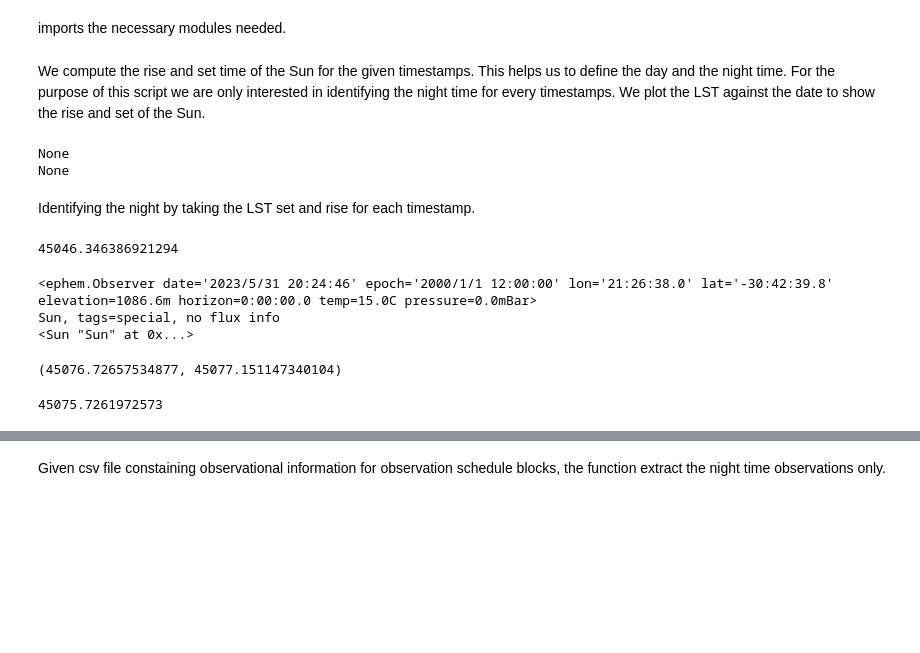
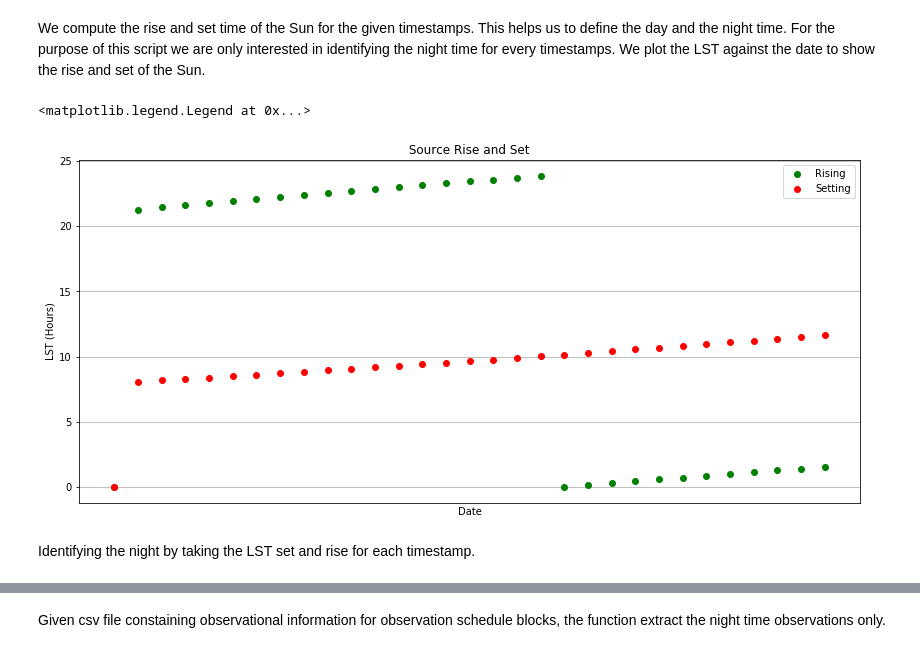
Before and after one commit to tumelomangena/sarao, a Jupyter notebook: Scheduling_tools/night_time_obs_check.ipynb, the cells around one changed output, grey strips where cells are left out. Cells and saved outputs as stored; diff of their text form; code cells hidden in the pictures; blank space fills up the shorter version.

Commit message:
replacing the old night time script with the latest one

```diff
--- a/Scheduling_tools/night_time_obs_check.ipynb
+++ b/Scheduling_tools/night_time_obs_check.ipynb
@@ -1,5 +1,3 @@
-# %% [markdown]
-imports the necessary modules needed.
 # %%
 import matplotlib.pyplot as plt
 import matplotlib.dates as mdates
@@ -14,74 +15,50 @@ We compute the rise and set time of the Sun for the given timestamps. This helps
 # %%
 
 def rise_set(timestamp):
     site = katpoint.Antenna("m000, -30:42:39.8, 21:26:38.0, 1086.6, 13.5") # the site position using one antenna(m000)
-    site.observer.date = katpoint.Timestamp(timestamp).to_ephem_date() # Set time
+    site.observer.date=katpoint.Timestamp(timestamp).to_ephem_date() # Set time
     site.observer.horizon='00:00:00.0' # Set horizon
     observer = site.observer
     Sun = katpoint.Target("Sun,special")# Make sun object
     ephem_sun = Sun.body #Sun as an object
     ephem_sun.compute(observer) #compute for position of the observer
     return observer.next_rising(ephem_sun),observer.next_setting(ephem_sun)
 
 site = katpoint.Antenna("m000, -30:42:39.8, 21:26:38.0, 1086.6, 13.5")
 settime,risetime = np.zeros((31,2)),np.zeros((31,2))
 
-for day in range(31):
+for day in range(1, 31):
 
-    timestamp = katpoint.Timestamp() + 24*60*60*day
-    #print(timestamp)
-    rise_time,set_time = rise_set(timestamp)
-    #print
-    risetime[day] =katpoint.Timestamp(rise_time),np.degrees(site.local_sidereal_time(rise_time))/15.
-    settime[day] =katpoint.Timestamp(set_time),np.degrees(site.local_sidereal_time(set_time))/15.
+    #timestamp = katpoint.Timestamp() + 24*60*60*day
+    time_ = dt.datetime(2023, 5, day,23,59,0)
+    t = dt.datetime.timestamp(time_)
+    if day == 1:
+        timestamp = t
+    else:
+        timestamp = t + 24*60*60*day
+    rise_time, set_time = rise_set(timestamp)
+    risetime[day] = katpoint.Timestamp(rise_time), np.degrees(site.local_sidereal_time(rise_time))/15.
+    settime[day] = katpoint.Timestamp(set_time), np.degrees(site.local_sidereal_time(set_time))/15.
     # Array values are unix time and decimal LST time in hours
 
 
-# fig = plt.figure(figsize=(14,7))
-# plt.gca().xaxis.set_major_formatter(mdates.DateFormatter('%d/%m/%Y'))
-# plt.gca().xaxis.set_major_locator(mdates.DayLocator())
+fig = plt.figure(figsize=(14,7))
+plt.gca().xaxis.set_major_formatter(mdates.DateFormatter('%d/%m/%Y'))
+plt.gca().xaxis.set_major_locator(mdates.DayLocator())
 
-# dates=[dt.datetime.fromtimestamp(ts) for ts in risetime[:,1]]
-# plt.plot(risetime[:,1],'go',label="Rising")
-# dates2=[dt.datetime.fromtimestamp(ts) for ts in settime[:,1]]
-# plt.plot(settime[:,1],'ro',label="Setting")
+dates=[dt.datetime.fromtimestamp(ts) for ts in risetime[:,0]]
+plt.plot(risetime[:,1],'go',label="Rising")
+dates2=[dt.datetime.fromtimestamp(ts) for ts in settime[:,0]]
+plt.plot(settime[:,1],'ro',label="Setting")
 
-# plt.title(" Source Rise and Set ")
-# plt.ylabel('LST (Hours)')
-# plt.xlabel('Date')
-# plt.gcf().autofmt_xdate()
-# plt.grid()
-# plt.legend()
+plt.title(" Source Rise and Set ")
+plt.ylabel('LST (Hours)')
+plt.xlabel('Date')
+plt.gcf().autofmt_xdate()
+plt.grid()
+plt.legend()
 # %% [output]
-None
-None
+<matplotlib.legend.Legend at 0x...>
+[figure, added]
 # %% [markdown]
 Identifying the night by taking the LST set and rise for each timestamp.
-# %%
-t = '2023-05-01 20:18:47.830'
-katpoint.Timestamp(t).to_ephem_date()
-# %% [output]
-45046.346386921294
-# %%
-site = katpoint.Antenna("m000, -30:42:39.8, 21:26:38.0, 1086.6, 13.5") # the site position using one antenna(m000)
-site.observer.date = katpoint.Timestamp(timestamp).to_ephem_date() # Set time
-site.observer.horizon='00:00:00.0' # Set horizon
-#print(site)
-observer = site.observer
-print(observer)
-Sun = katpoint.Target("Sun,special")# Make sun object
-print(Sun)
-ephem_sun = Sun.body #Sun as an object
-print(ephem_sun)
-#ephem_sun.compute(observer) #compute for position of the observer
-
-observer.next_rising(ephem_sun), observer.next_setting(ephem_sun)
-# %% [output]
-<ephem.Observer date='2023/5/31 20:24:46' epoch='2000/1/1 12:00:00' lon='21:26:38.0' lat='-30:42:39.8' elevation=1086.6m horizon=0:00:00.0 temp=15.0C pressure=0.0mBar>
-Sun, tags=special, no flux info
-<Sun "Sun" at 0x...>
-(45076.72657534877, 45077.151147340104)
-# %%
-observer.previous_rising(ephem_sun)
-# %% [output]
-45075.7261972573
```
Also changed, not shown: parts of 13 cells of this notebook.
